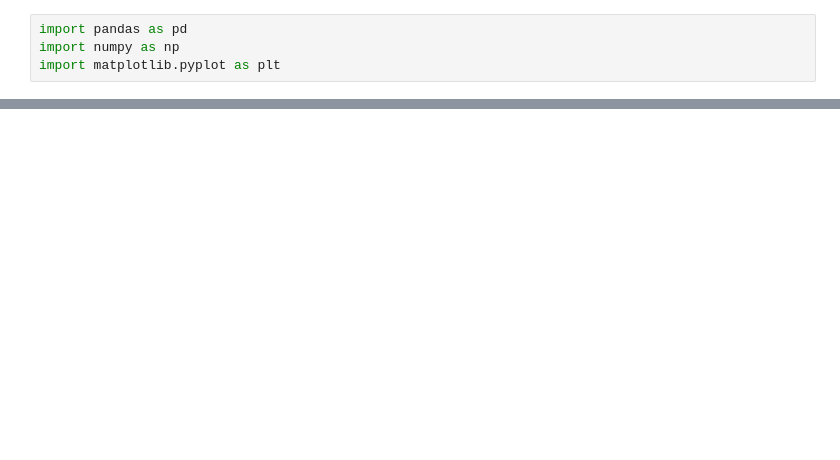
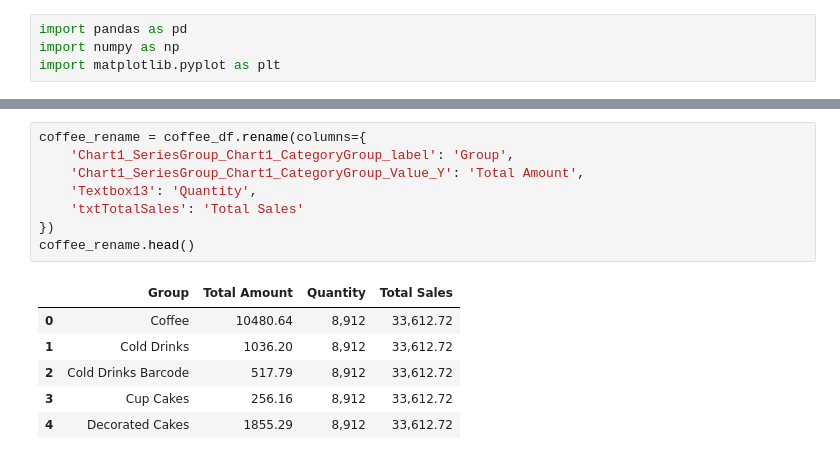
Before and after one commit to sienchoon/coding-challenge-practice, a Jupyter notebook: Projects/Coffee_Project/nov_2023.ipynb, the cells around one changed output, grey strips where cells are left out. Saved outputs shown, nothing was run; the diff lists cells and outputs as text; blank space fills up the shorter version.

```diff
--- a/Projects/Coffee_Project/nov_2023.ipynb
+++ b/Projects/Coffee_Project/nov_2023.ipynb
@@ -91,0 +40,15 @@ coffee.sort_values(by='Description', ascending=True)
+# %%
+coffee_rename = coffee_df.rename(columns={
+    'Chart1_SeriesGroup_Chart1_CategoryGroup_label': 'Group',
+    'Chart1_SeriesGroup_Chart1_CategoryGroup_Value_Y': 'Total Amount',
+    'Textbox13': 'Quantity',
+    'txtTotalSales': 'Total Sales'
+})
+coffee_rename.head()
+# %% [output]
+|  | Group | Total Amount | Quantity | Total Sales |
+| 0 | Coffee | 10480.64 | 8,912 | 33,612.72 |
+| 1 | Cold Drinks | 1036.20 | 8,912 | 33,612.72 |
+| 2 | Cold Drinks Barcode | 517.79 | 8,912 | 33,612.72 |
+| 3 | Cup Cakes | 256.16 | 8,912 | 33,612.72 |
+| 4 | Decorated Cakes | 1855.29 | 8,912 | 33,612.72 |
```
Also changed, not shown: parts of 9 cells of this notebook, 3 other files.
